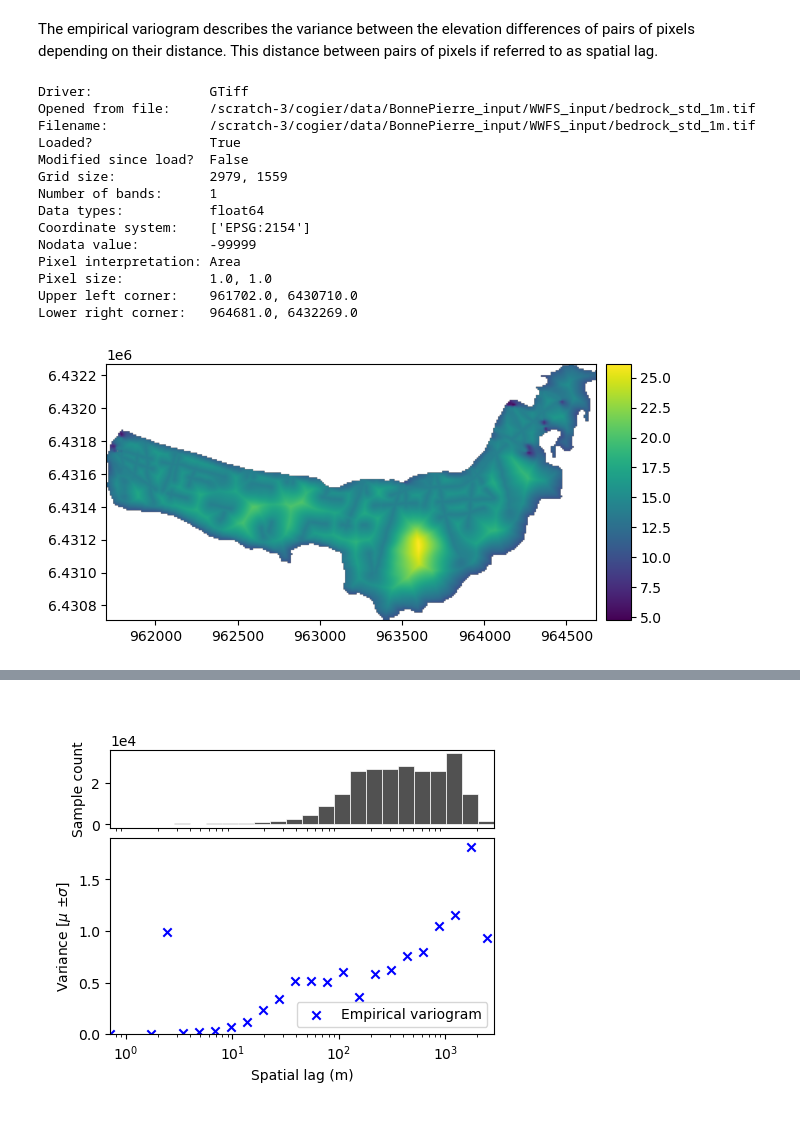
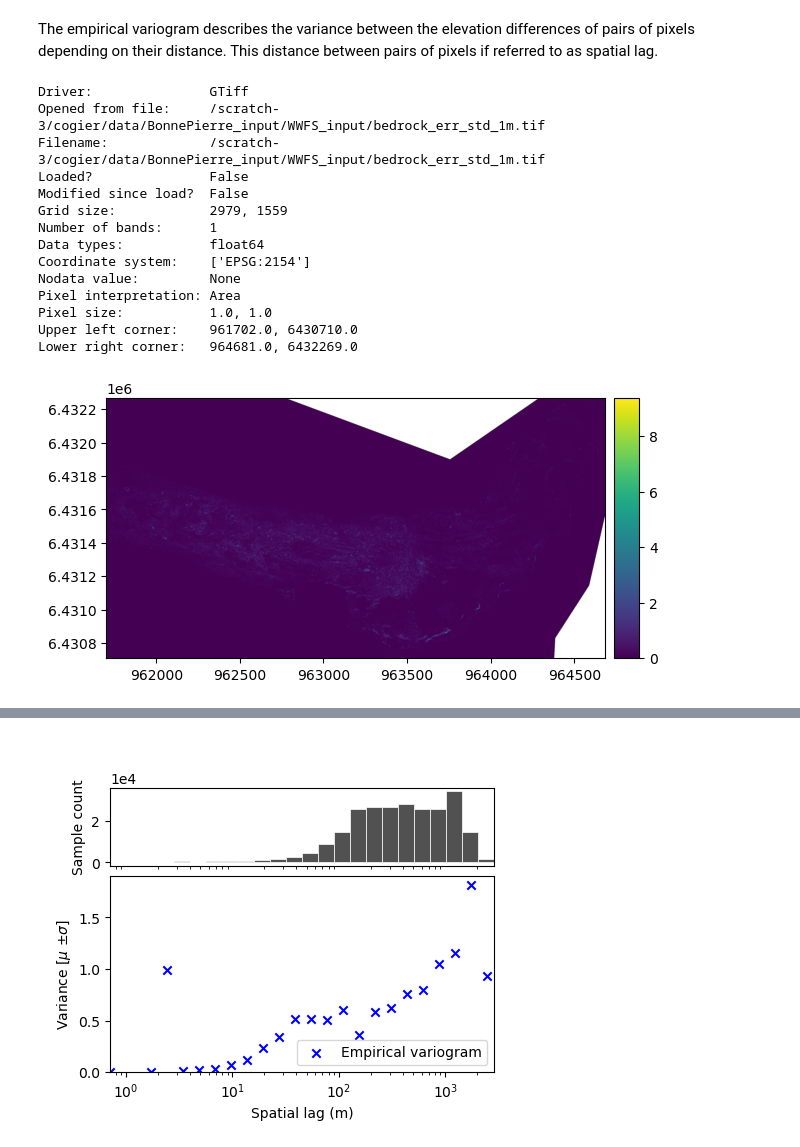
Before and after one commit to christopheogier/bonne_pierre_hydraulic_barriers, a Jupyter notebook: notebooks/DEM_handling.ipynb, the cells around one changed output, grey strips where cells are left out. Drawn from its saved outputs; the diff is of its cells as text; code cells hidden in the pictures; blank space fills up the shorter version.

```diff
--- a/notebooks/DEM_handling.ipynb
+++ b/notebooks/DEM_handling.ipynb
@@ -63,28 +63,30 @@ mask_glacier.plot()
 # %% [markdown]
 The empirical variogram describes the variance between the elevation differences of pairs of pixels depending on their distance. This distance between pairs of pixels if referred to as spatial lag.
 # %%
-bed_err_all_std = xdem.DEM("/scratch-3/cogier/data/BonnePierre_input/WWFS_input/bedrock_std_1m.tif")
+bed_err_all_std = xdem.DEM("/scratch-3/cogier/data/BonnePierre_input/WWFS_input/bedrock_err_std_1m.tif")
 bed_err_all_plus = xdem.DEM("/scratch-3/cogier/data/BonnePierre_input/WWFS_input/bedrock_err_plus_1m.tif")
 bed_gpr_plus = xdem.DEM("/scratch-3/cogier/data/BonnePierre_input/WWFS_input/bed_err_plus_gpr5m_1m.tif")
 bed_glate_plus = xdem.DEM("/scratch-3/cogier/data/BonnePierre_input/WWFS_input/bed_err_plus_interpolation_1m.tif")
-bed_err_all_std.plot()
+surf_err = xdem.DEM("/scratch-3/cogier/data/BonnePierre_input/WWFS_input/surface_2024_oct_err_std_1m.tif")
+#bed_err_all_std.plot()
 bed_err_all_std.info()
+surf_err.plot()
 # %% [output]
 Driver:               GTiff
-Opened from file:     /scratch-3/cogier/data/BonnePierre_input/WWFS_input/bedrock_std_1m.tif
-Filename:             /scratch-3/cogier/data/BonnePierre_input/WWFS_input/bedrock_std_1m.tif
-Loaded?               True
+Opened from file:     /scratch-3/cogier/data/BonnePierre_input/WWFS_input/bedrock_err_std_1m.tif
+Filename:             /scratch-3/cogier/data/BonnePierre_input/WWFS_input/bedrock_err_std_1m.tif
+Loaded?               False
 Modified since load?  False
 Grid size:            2979, 1559
 Number of bands:      1
 Data types:           float64
 Coordinate system:    ['EPSG:2154']
-Nodata value:         -99999
+Nodata value:         None
 Pixel interpretation: Area
 Pixel size:           1.0, 1.0
 Upper left corner:    961702.0, 6430710.0
 Lower right corner:   964681.0, 6432269.0
-[figure, old version]
+[figure, new version]
 # %%
 # Assuming ice_thickness is a xdem.DEM and others are xdem.DEMs aligned on same grid
 thickness = xdem.DEM("/scratch-3/cogier/data/BonnePierre_input/WWFS_input/ice_thickness_2024_november_glate.tif")
```
Also changed, not shown: parts of 1 cell of this notebook, 7 other files.
